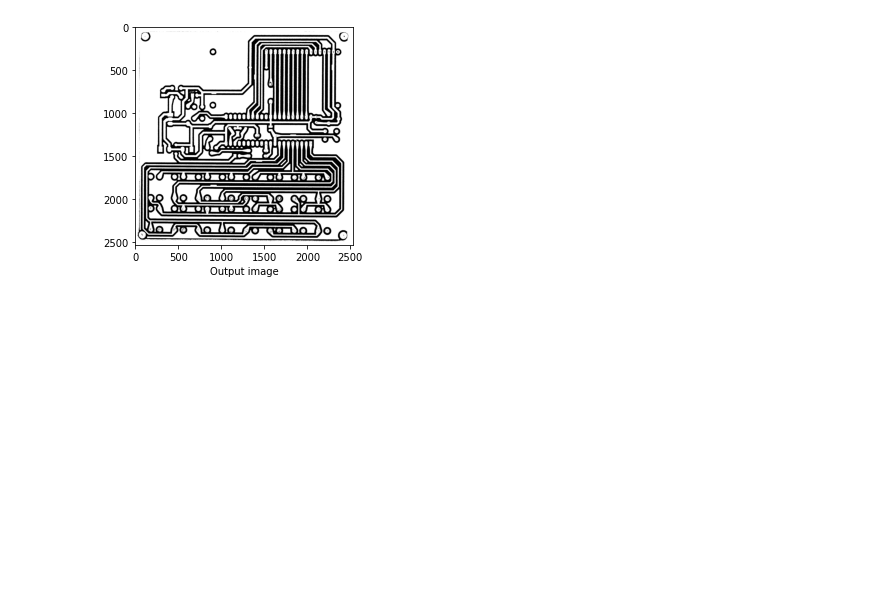
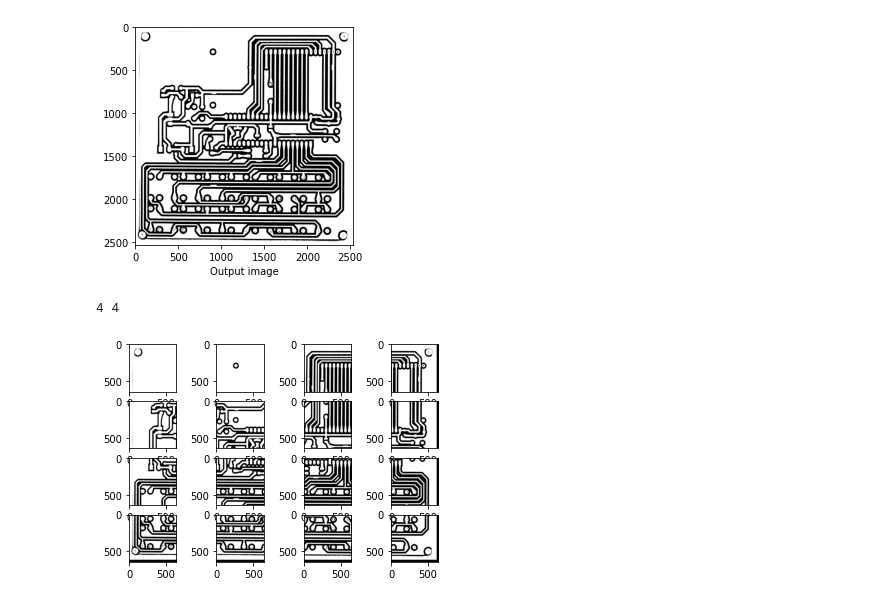
Before and after one commit to hitesh-n/FSM-INT-2022, a Jupyter notebook: Codes/binarization_and_cropping.ipynb, the cells around one changed output. Cells and saved outputs as stored; diff of their text form; code cells hidden in the pictures; blank space fills up the shorter version.

```diff
--- a/Codes/binarization_and_cropping.ipynb
+++ b/Codes/binarization_and_cropping.ipynb
@@ -22,3 +23,27 @@ plt.xlabel("Output image")
 Text(0.5, 0, 'Output image')
 [figure]
 [figure]
+# %%
+from PIL import Image
+
+img = cv2.cvtColor(new_image, cv2.COLOR_BGR2RGB)
+im = Image.fromarray(img)
+
+width, height = im.size
+
+# number of rows and columns
+print(width//640+1, height//640+1)
+
+images = []
+# i - rows
+# j - columns
+for i in range(height//640+1):
+  for j in range(width//640+1):
+    images.append(im.crop((j*640, i*640, (j*640)+640, (i*640)+640)))
+
+for i in range(len(images)):
+  plt.subplot(height//640+1, width//640+1, i+1)
+  plt.imshow(images[i])
+# %% [output]
+4 4
+[figure, added]
```
Also changed, not shown: parts of 1 cell of this notebook.
